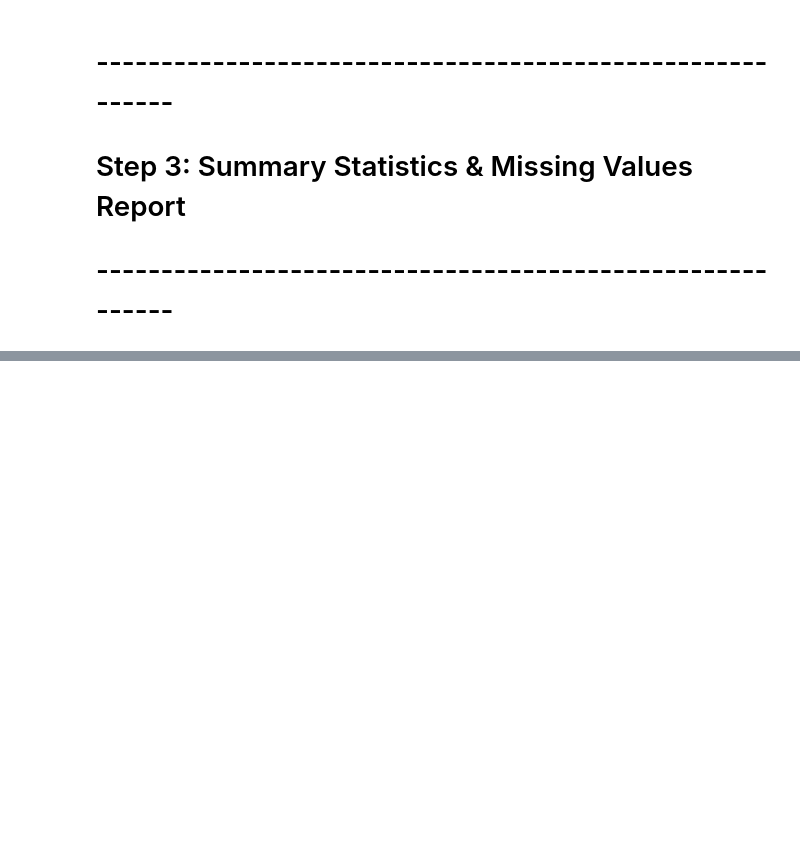
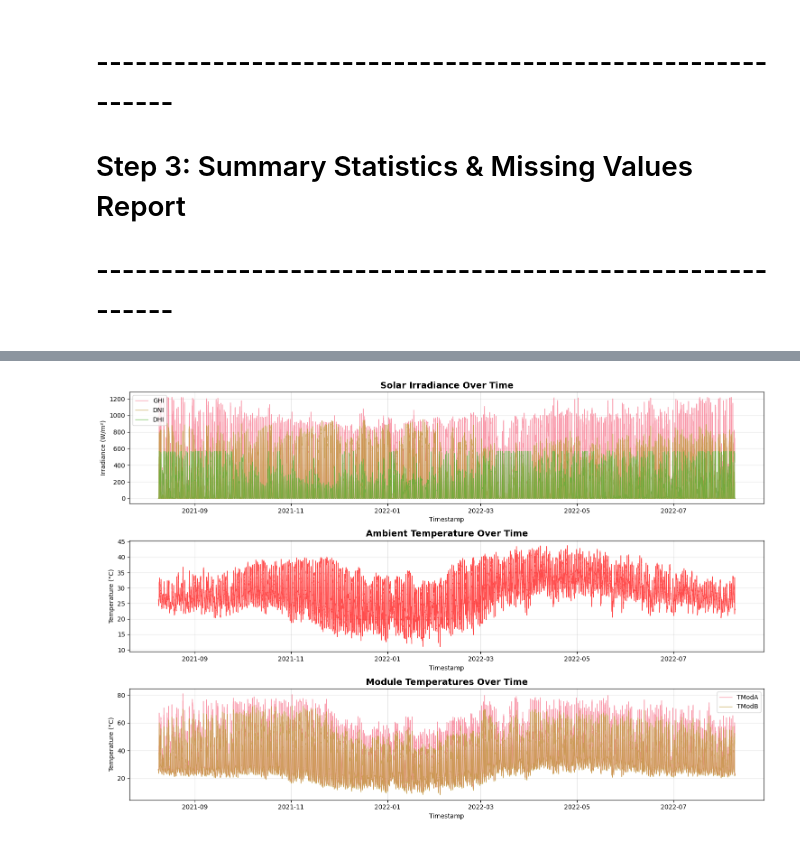
Before and after one commit to kaleb-menbere/solar-challenge-week0, a Jupyter notebook: notebooks/benin_eda.ipynb, the cells around one changed output, grey strips where cells are left out. Cells and saved outputs as stored; diff of their text form; code cells hidden in the pictures; blank space fills up the shorter version.

```diff
--- a/notebooks/benin_eda.ipynb
+++ b/notebooks/benin_eda.ipynb
@@ -604,16 +71,0 @@ Step 12f: Temperature & RH Bubble Chart displayed ✅
-# %%
-# Create wind direction bins (16 compass directions)
-bins = np.arange(0, 360 + 22.5, 22.5)  # 16 bins
-df['WD_bin'] = pd.cut(df['WD'], bins, include_lowest=True, labels=bins[:-1])
-
-wind_rose = df.groupby('WD_bin')['WS'].mean()
-theta = np.deg2rad([float(x) for x in wind_rose.index])
-
-plt.figure(figsize=(8,8))
-ax = plt.subplot(111, polar=True)
-bars = ax.bar(theta, wind_rose.values, width=np.deg2rad(22.5), bottom=0.0, alpha=0.7, color='blue')
-ax.set_theta_zero_location('N')
-ax.set_theta_direction(-1)
-plt.title('Wind Rose (Average Wind Speed by Direction)')
-plt.show()
-print("Step 13a: Proper Wind Rose displayed ✅")
@@ -774,0 +409,76 @@ WSgust_mean: 2.81
+# %%
+print("\n" + "="*50)
+print("STEP 5: TIME SERIES ANALYSIS")
+print("="*50)
+
+# Ensure index is datetime
+df.index = pd.to_datetime(df.index)
+
+# 5a: Solar Irradiance Time Series
+plt.figure(figsize=(15, 10))
+
+# Plot 1: Solar Irradiance
+plt.subplot(3, 1, 1)
+plt.plot(df.index, df['GHI'], label='GHI', alpha=0.7, linewidth=1)
+plt.plot(df.index, df['DNI'], label='DNI', alpha=0.7, linewidth=1)
+plt.plot(df.index, df['DHI'], label='DHI', alpha=0.7, linewidth=1)
+plt.title('Solar Irradiance Over Time', fontsize=14, fontweight='bold')
+plt.xlabel('Timestamp')
+plt.ylabel('Irradiance (W/m²)')
+plt.legend()
+plt.grid(True, alpha=0.3)
+
+# Plot 2: Ambient Temperature
+plt.subplot(3, 1, 2)
+plt.plot(df.index, df['Tamb'], color='red', alpha=0.7, linewidth=1)
+plt.title('Ambient Temperature Over Time', fontsize=14, fontweight='bold')
+plt.xlabel('Timestamp')
+plt.ylabel('Temperature (°C)')
+plt.grid(True, alpha=0.3)
+
+# Plot 3: Module Temperatures
+plt.subplot(3, 1, 3)
+plt.plot(df.index, df['TModA'], label='TModA', alpha=0.7, linewidth=1)
+plt.plot(df.index, df['TModB'], label='TModB', alpha=0.7, linewidth=1)
+plt.title('Module Temperatures Over Time', fontsize=14, fontweight='bold')
+plt.xlabel('Timestamp')
+plt.ylabel('Temperature (°C)')
+plt.legend()
+plt.grid(True, alpha=0.3)
+
+plt.tight_layout()
+plt.show()
+
+# 5b: Resampled Analysis (Daily and Monthly)
+print("\n5b: Resampled time series analysis...")
+
+# Daily averages
+daily_avg = df.resample('D').mean()[['GHI','DNI','DHI','Tamb']]
+print("Daily averages (first 5 days):")
+print(daily_avg.head())
+
+# Monthly averages
+monthly_avg = df.resample('M').mean()[['GHI','DNI','DHI','Tamb']]
+print("\nMonthly averages:")
+print(monthly_avg)
+
+# Daily min/max for anomaly detection
+daily_min_max = df.resample('D').agg({
+    'GHI': ['min', 'max', 'mean'],
+    'Tamb': ['min', 'max', 'mean']
+})
+print("\nDaily min/max/mean (first 5 days):")
+print(daily_min_max.head())
+
+# Plot daily trends
+plt.figure(figsize=(15, 5))
+plt.plot(daily_avg.index, daily_avg['GHI'], label='GHI Daily Avg', linewidth=2)
+plt.title('Daily Average GHI Trends', fontsize=14, fontweight='bold')
+plt.xlabel('Date')
+plt.ylabel('GHI (W/m²)')
+plt.grid(True, alpha=0.3)
+plt.legend()
+plt.show()
+
+print("Step 5: Time series analysis completed ✅")
+# %% [output]
@@ -774,0 +488 @@ WSgust_mean: 2.81
+[figure, added]
```
Also changed, not shown: parts of 74 cells of this notebook, 3 other files.
